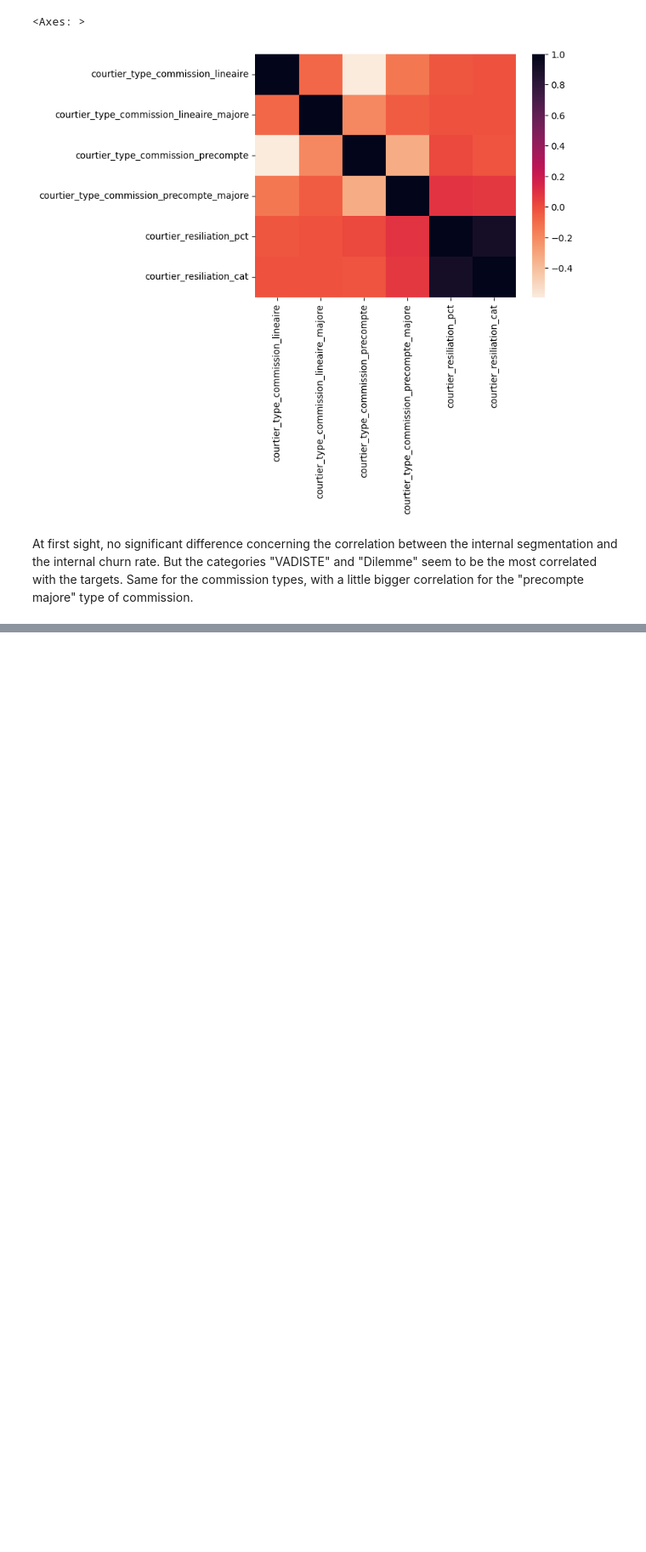
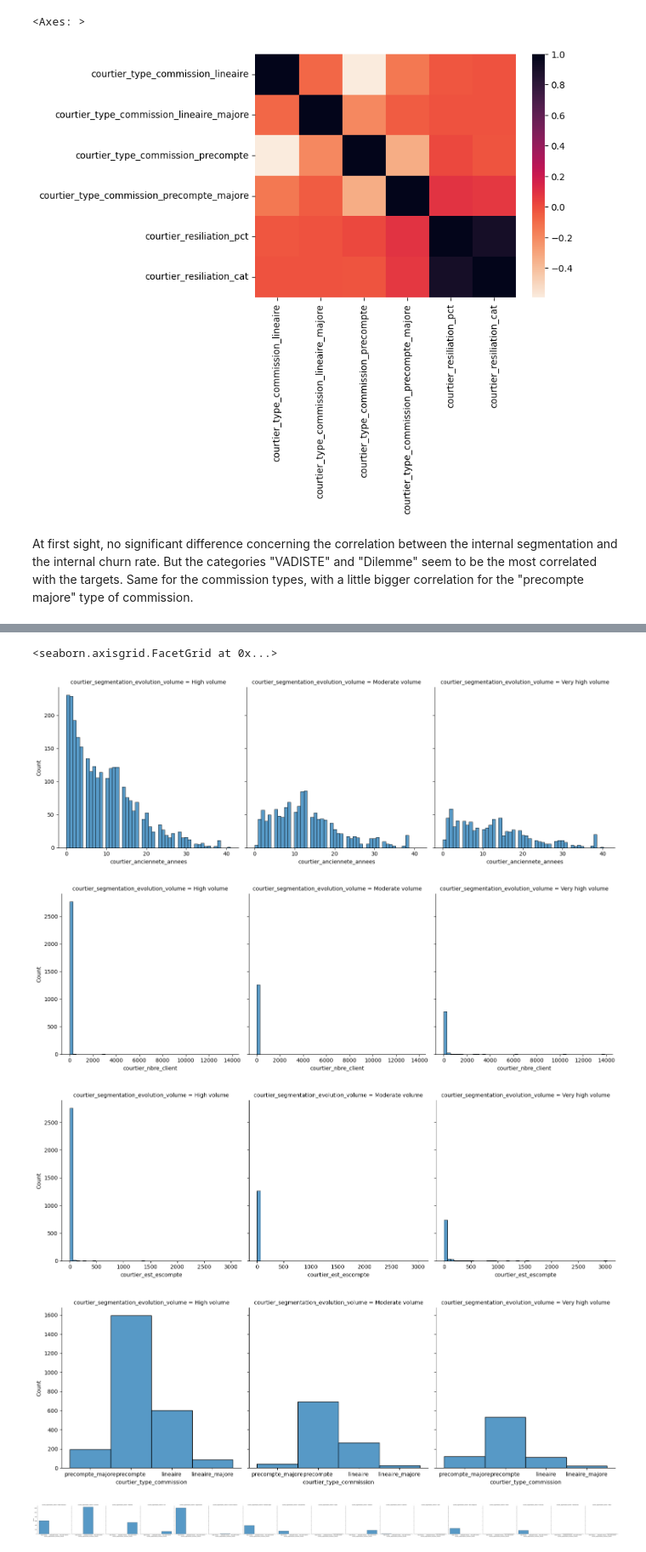
Before and after one commit to kellybourbon2/Alptis-churn-prediction, a Jupyter notebook: Broker_internal_churn.ipynb, the cells around one changed output, grey strips where cells are left out. Shown at 85% size. Saved outputs shown, nothing was run; the diff lists cells and outputs as text; code cells hidden in the pictures; blank space fills up the shorter version.

```diff
--- a/Broker_internal_churn.ipynb
+++ b/Broker_internal_churn.ipynb
@@ -264,0 +286,76 @@ aggregate_by_commission_type(df_broker)
+# %%
+df["courtier_evolution_nb_affaires"]=df["courtier_nb_affaires_n_moins1"]-df["courtier_nb_affaires_n_moins2"]
+
+#Segmentation on volume brought between n-2 and n-1
+very_high_volume=list(df[df["courtier_evolution_nb_affaires"]>10000]["courtier_segmentation_interne"])
+high_volume=list(df[df["courtier_evolution_nb_affaires"].between(500,10000)]["courtier_segmentation_interne"])
+moderate_volume=list(df[df["courtier_evolution_nb_affaires"].between(0,500)]["courtier_segmentation_interne"])
+negative_volume =list(df[df["courtier_evolution_nb_affaires"]<0]["courtier_segmentation_interne"])
+
+#Creation of new column based on this segmentation on volume brought
+df["courtier_segmentation_evolution_volume"] = np.select(
+    [
+        df["courtier_segmentation_interne"].isin(very_high_volume),
+        df["courtier_segmentation_interne"].isin(high_volume),
+        df["courtier_segmentation_interne"].isin(moderate_volume),
+        df["courtier_segmentation_interne"].isin(negative_volume),
+    ],
+    [
+        "Very high volume",
+        "High volume",
+        "Moderate volume",
+        "Negative volume",
+    ], default="Non renseigné")
+
+#Plot to see values of diff segmentation on courtier_anciennete, escompte and nbre_client
+sns.displot(
+    data=df,
+    x="courtier_anciennete_annees",
+    col="courtier_segmentation_evolution_volume",
+    kind="hist",
+    bins=50,
+    common_bins=True
+)
+
+sns.displot(
+    data=df,
+    x="courtier_nbre_client",
+    col="courtier_segmentation_evolution_volume",
+    kind="hist",
+    bins=50,
+    common_bins=True
+)
+
+sns.displot(
+    data=df,
+    x="courtier_est_escompte",
+    col="courtier_segmentation_evolution_volume",
+    kind="hist",
+    bins=50,
+    common_bins=True
+)
+
+sns.displot(
+    data=df,
+    x="courtier_type_commission",
+    col="courtier_segmentation_evolution_volume",
+    kind="hist",
+    bins=50,
+    common_bins=True
+)
+
+sns.displot(
+    data=df,
+    col="courtier_segmentation_interne",
+    x="courtier_segmentation_evolution_volume",
+    kind="hist",
+    bins=50,
+    common_bins=True
+)
+# %% [output]
+<seaborn.axisgrid.FacetGrid at 0x...>
+[figure, added]
+[figure, added]
+[figure, added]
+[figure, added]
+[figure, added]
```
Also changed, not shown: parts of 21 cells of this notebook, 2 other files.
